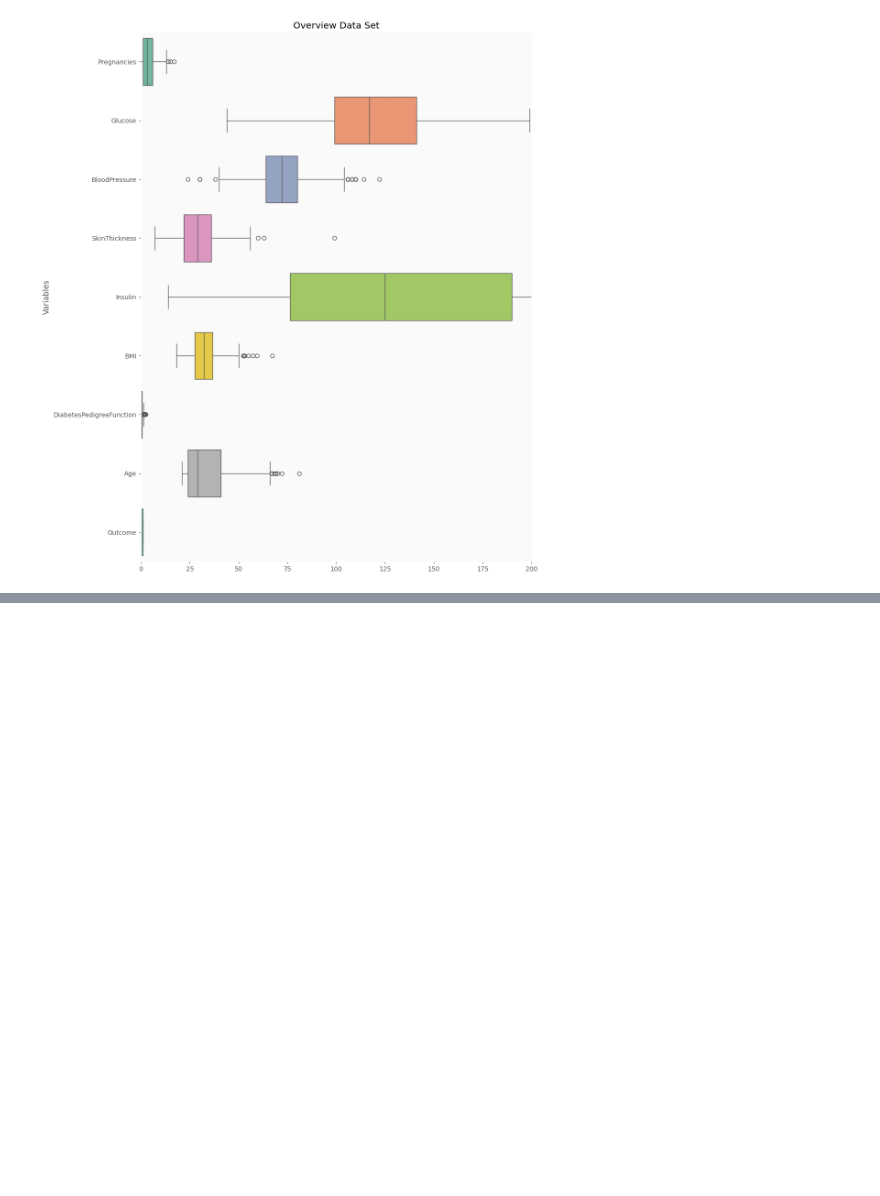
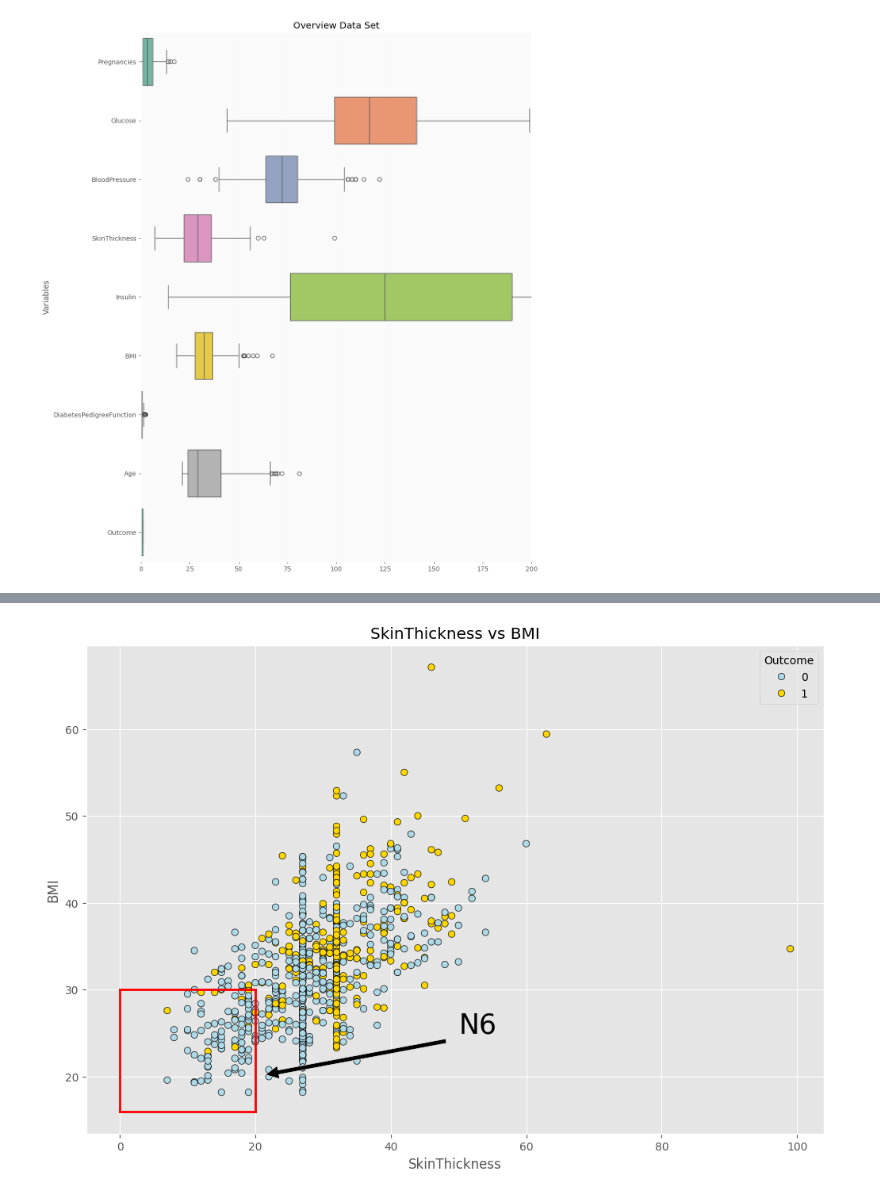
Before and after one commit to nguyenthithuylinh-ship-it/Diabetes_Project, a Jupyter notebook: Exploratory_Data_Analysis.ipynb, the cells around one changed output, grey strips where cells are left out. Saved outputs shown, nothing was run; the diff lists cells and outputs as text; code cells hidden in the pictures; blank space fills up the shorter version.

```diff
--- a/Exploratory_Data_Analysis.ipynb
+++ b/Exploratory_Data_Analysis.ipynb
@@ -187,0 +576,3 @@ ax = sns.boxplot(data=data, orient='h', palette='Set2')
+# %%
+data.loc[:,'N4']=0
+data.loc[(data['Glucose']<=105) & (data['BloodPressure']<=80),'N4']=1
@@ -187,0 +587,3 @@ ax = sns.boxplot(data=data, orient='h', palette='Set2')
+# %%
+data.loc[:,'N5']=0
+data.loc[(data['SkinThickness']<=20) ,'N5']=1
@@ -187,0 +602,23 @@ ax = sns.boxplot(data=data, orient='h', palette='Set2')
+# %%
+data.loc[:,'N6']=0
+data.loc[(data['BMI']<30) & (data['SkinThickness']<=20),'N6']=1
+# %%
+palette ={0 : 'lightblue', 1 : 'gold'}
+edgecolor = 'black'
+
+fig = plt.figure(figsize=(12,8))
+
+ax1 = sns.scatterplot(x = data['SkinThickness'], y = data['BMI'], hue = "Outcome",
+                    data = data, palette = palette, edgecolor=edgecolor)
+
+plt.annotate('N6', size=25, color='black', xy=(20, 20), xytext=(50, 25),
+            arrowprops=dict(facecolor='black', shrink=0.05),
+            )
+plt.plot([0, 20], [30, 30], linewidth=2, color = 'red')
+plt.plot([0, 0], [16, 30], linewidth=2, color = 'red')
+plt.plot([0, 20], [16, 16], linewidth=2, color = 'red')
+plt.plot([20, 20], [16, 30], linewidth=2, color = 'red')
+plt.title('SkinThickness vs BMI')
+plt.show()
+# %% [output]
+[figure, added]
```
Also changed, not shown: parts of 80 cells of this notebook.
